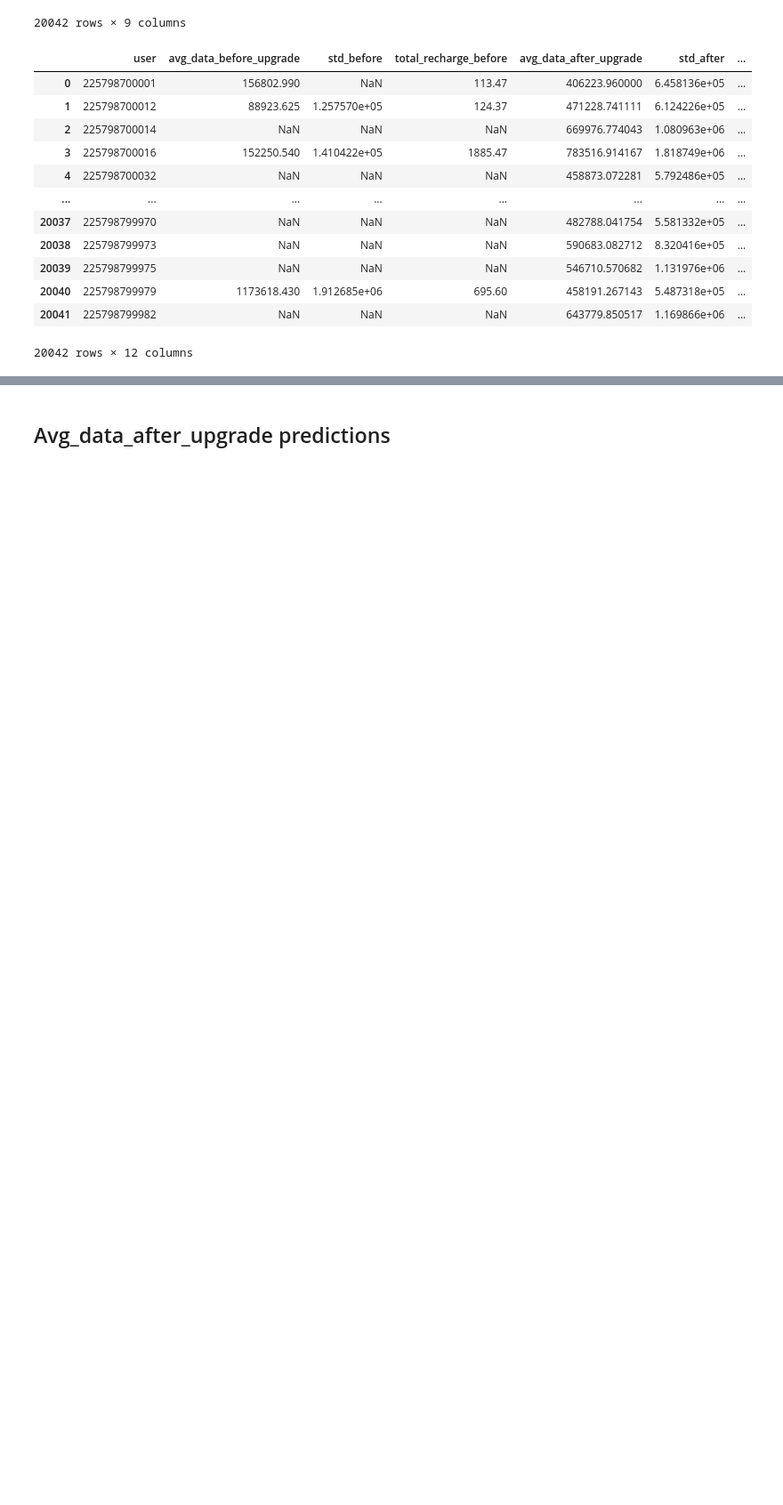
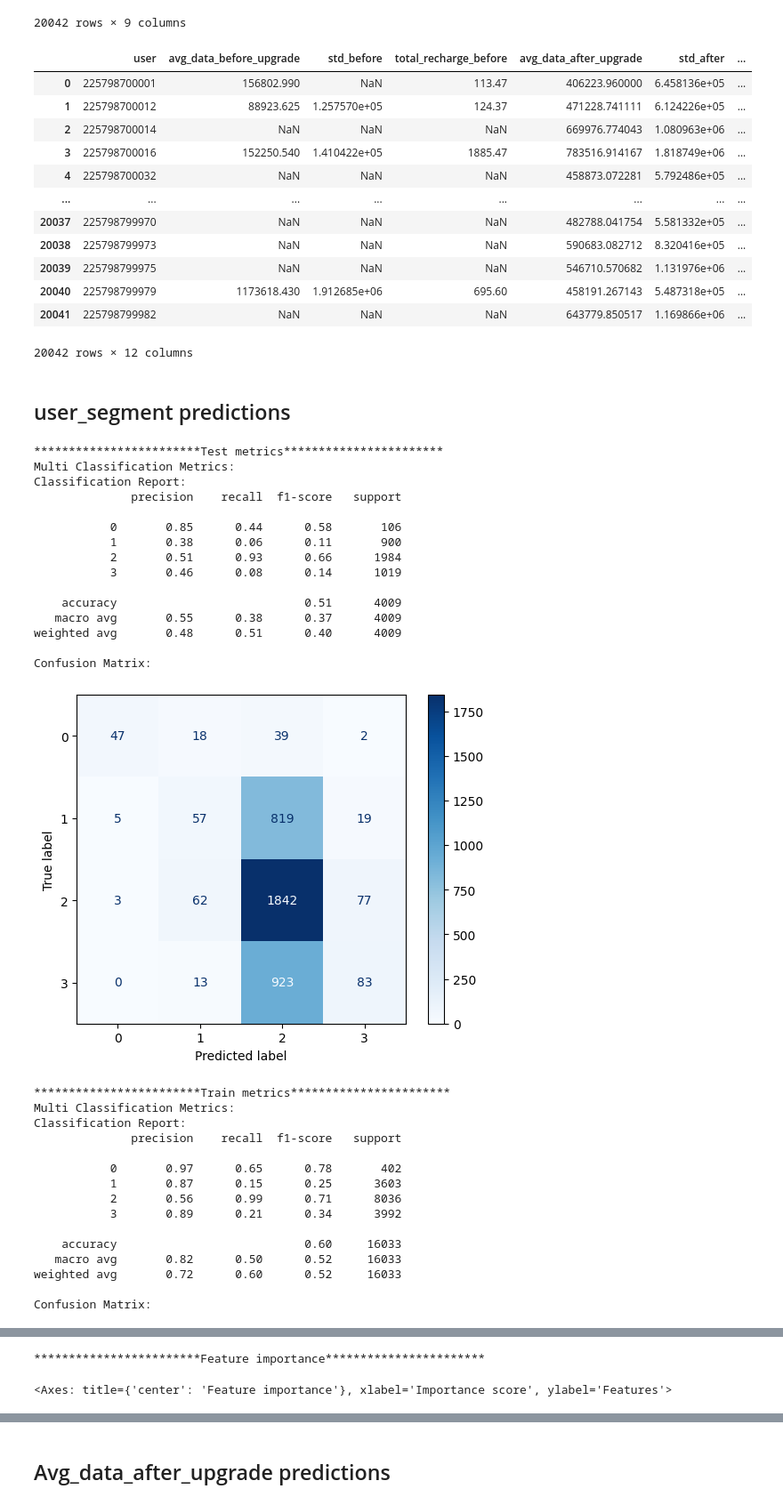
Before and after one commit to Badzoneyv4n/MTN_Data_Up-sell_Project, a Jupyter notebook: notebooks/3_modeling.ipynb, the cells around one changed output, grey strips where cells are left out. Shown at 89% size. Drawn from its saved outputs; the diff is of its cells as text; code cells hidden in the pictures; blank space fills up the shorter version.

```diff
--- a/notebooks/3_modeling.ipynb
+++ b/notebooks/3_modeling.ipynb
@@ -275,3 +259,5 @@ df_init
 | 20040 | 225798799979 | 1173618.430 | 1.912685e+06 | 695.60 | 458191.267143 | 5.487318e+05 | ... |
 | 20041 | 225798799982 | NaN | NaN | NaN | 643779.850517 | 1.169866e+06 | ... |
 20042 rows × 12 columns
+# %% [markdown]
+## user_segment predictions
@@ -277,0 +298,44 @@ df_init
+# %%
+print('************************Test metrics***********************')
+display_metrics(y_true=y_y_test, y_pred=y_pred_user_segment, y_scores=y_scores_user_segment , mode='multi')
+print('************************Train metrics***********************')
+display_metrics(y_true=y_y_train, y_pred=y_train_pred_user_segment, y_scores=y_train_score_user_segment, mode='multi')
+print('************************Feature importance***********************')
+importances_user_segment = user_segment_model.feature_importances_
+feature_names_user_segment = X_X.columns
+feature_importance_df_user_segment = pd.DataFrame({'Feature': feature_names_user_segment, 'Importance': importances_user_segment})
+feature_importance_df_user_segment = feature_importance_df_user_segment.sort_values(by='Importance', ascending=False)
+feature_importance_df_user_segment
+xgb.plot_importance(importance_type='gain', booster=user_segment_model)
+# %% [output]
+************************Test metrics***********************
+Multi Classification Metrics:
+Classification Report:
+              precision    recall  f1-score   support
+
+           0       0.85      0.44      0.58       106
+           1       0.38      0.06      0.11       900
+           2       0.51      0.93      0.66      1984
+           3       0.46      0.08      0.14      1019
+
+    accuracy                           0.51      4009
+   macro avg       0.55      0.38      0.37      4009
+weighted avg       0.48      0.51      0.40      4009
+
+Confusion Matrix:
+[figure, added]
+************************Train metrics***********************
+Multi Classification Metrics:
+Classification Report:
+              precision    recall  f1-score   support
+
+           0       0.97      0.65      0.78       402
+           1       0.87      0.15      0.25      3603
+           2       0.56      0.99      0.71      8036
+           3       0.89      0.21      0.34      3992
+
+    accuracy                           0.60     16033
+   macro avg       0.82      0.50      0.52     16033
+weighted avg       0.72      0.60      0.52     16033
+
+Confusion Matrix:
@@ -277,0 +343,2 @@ df_init
+************************Feature importance***********************
+<Axes: title={'center': 'Feature importance'}, xlabel='Importance score', ylabel='Features'>
```
Also changed, not shown: parts of 15 cells of this notebook, 14 other files.
